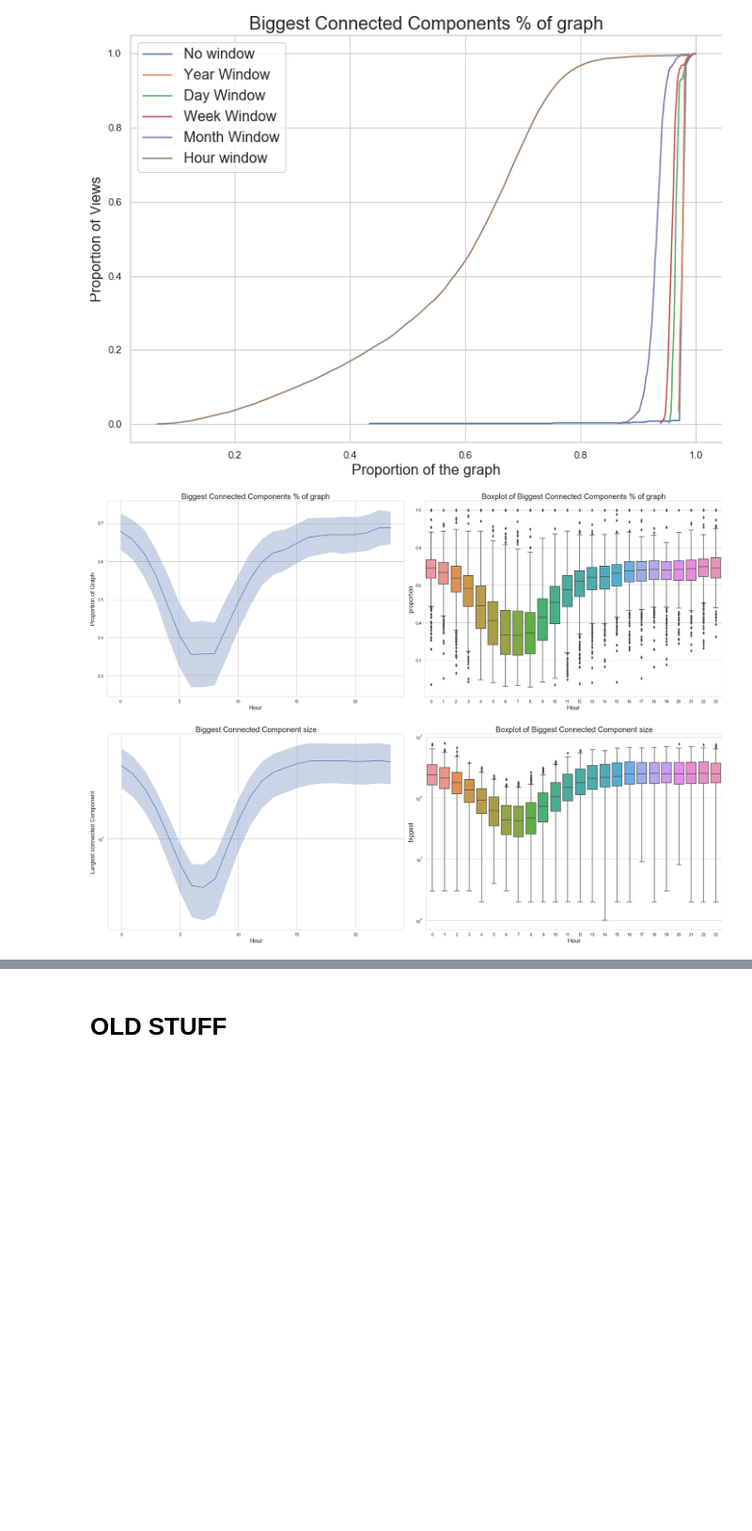
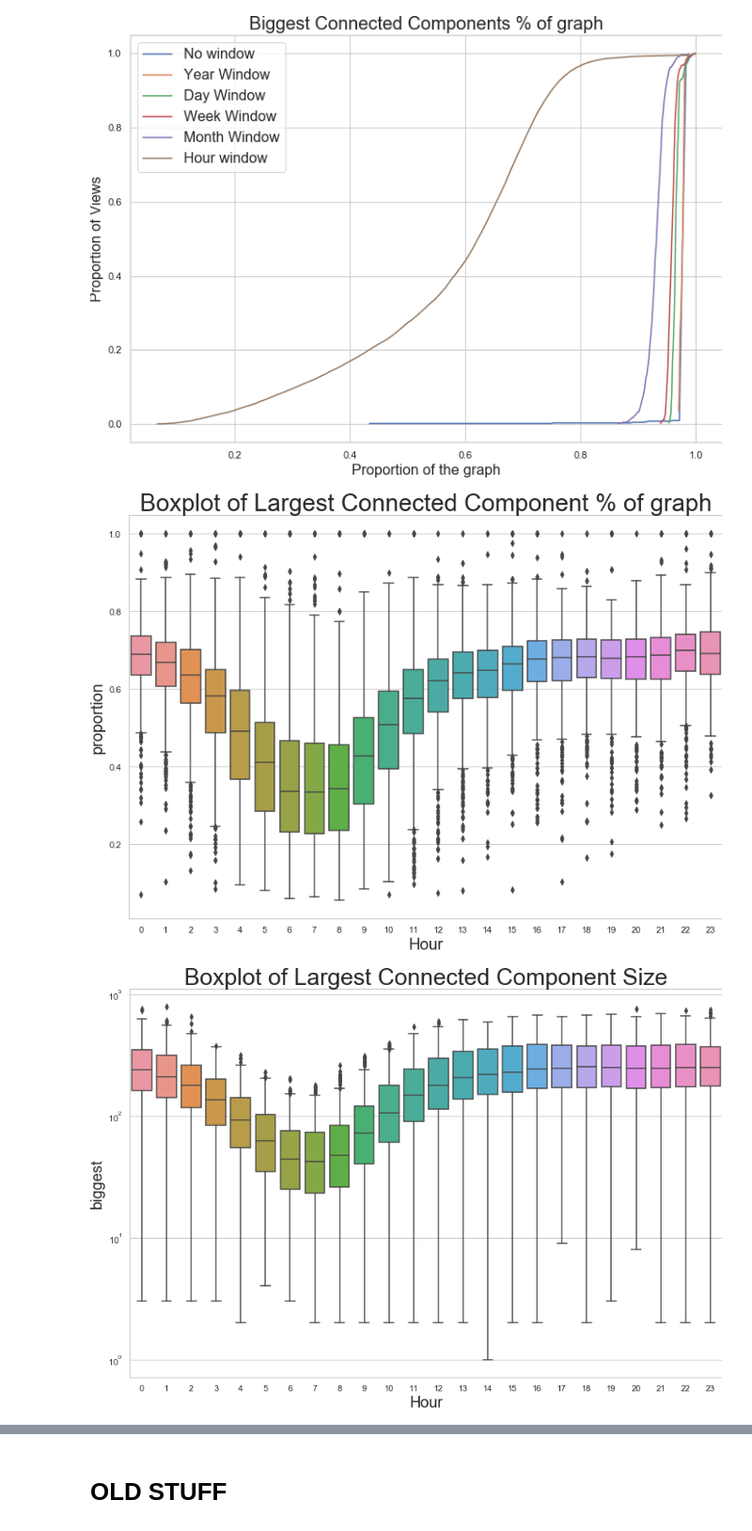
Before and after one commit to miratepuffin/Raphtory-Plots, a Jupyter notebook: Gab Plots.ipynb, the cells around one changed output, grey strips where cells are left out. Shown at 94% size. Drawn from its saved outputs; the diff is of its cells as text; code cells hidden in the pictures; blank space fills up the shorter version.

Commit message:
modified plots a little

```diff
--- a/Gab Plots.ipynb
+++ b/Gab Plots.ipynb
@@ -158,44 +163,44 @@ fullPlot('proportion','Biggest Connected Components % of graph','Proportion of t
 # %%
 def diurnal_plot(toPlot, title, x, y, scale):
     windows = [31536000000,2592000000,604800000,86400000]
     start = 1483228800000
     no_weeks = 10
 
-    a4_dims = (2*11.7, 8.27)
-    fig, ax = plt.subplots(1,2,figsize=a4_dims)
-    ax[0].set_title(title,fontsize=20)
-    ax[1].set_title("Boxplot of "+title,fontsize=20)
-    ax[0].set_xlabel(x,fontsize=16)
-    ax[1].set_xlabel(x,fontsize=16)
-    ax[0].set_ylabel(y,fontsize=16)
-    ax[1].set_ylabel(y,fontsize=16)
-    ax[0].set_yscale(scale)
-    ax[1].set_yscale(scale)
+    a4_dims = (11.7, 8.27)
+    fig, ax = plt.subplots(1,1,figsize=a4_dims)
+    #ax[0].set_title(title,fontsize=20)
+    ax.set_title("Boxplot of "+title,fontsize=30)
+    #ax[0].set_xlabel(x,fontsize=20)
+    ax.set_xlabel(x,fontsize=20)
+    #ax[0].set_ylabel(y,fontsize=20)
+    ax.set_ylabel(y,fontsize=20)
+    #ax[0].set_yscale(scale)
+    ax.set_yscale(scale)
 
     dfs = {}
 
     with open('CC/cc1hour.json') as json_file:
         x = json.load(json_file)
         x= pd.DataFrame(x['views'])
         x['time'] = pd.to_datetime(x['time'],unit='ms')
         x = x.set_index('time')
         x['Weekday Name'] = x.index.weekday_name
         x['Hour'] = x.index.hour
     #print(x.dtypes)
         x = x[x['total'] != 0]
         means = x.groupby(x.index.hour).mean()
         sds = x.groupby(x.index.hour).std()
-        ax[0].plot(means['Hour'],means[toPlot])
-        ax[0].fill_between(means['Hour'], means[toPlot]-sds[toPlot]/2.0, means[toPlot]+sds[toPlot]/2.0, alpha=0.3)
+        #ax[0].plot(means['Hour'],means[toPlot])
+        #ax[0].fill_between(means['Hour'], means[toPlot]-sds[toPlot]/2.0, means[toPlot]+sds[toPlot]/2.0, alpha=0.3)
 
-        ax[1]=sns.boxplot(data=x, x='Hour', y=toPlot)
+        ax=sns.boxplot(data=x, x='Hour', y=toPlot)
         plt.tight_layout()
         plt.savefig("Graphs/"+y.replace(" ","_")+".png")
         plt.show()
 
-diurnal_plot('proportion','Biggest Connected Components % of graph','Hour','Proportion of Graph','linear')
-diurnal_plot('biggest','Biggest Connected Component size','Hour','Largest connected Component','log')
+diurnal_plot('proportion','Largest Connected Component % of graph','Hour','Proportion of Graph','linear')
+diurnal_plot('biggest','Largest Connected Component Size','Hour','Largest connected Component','log')
 diurnal_plot('totalWithoutIslands','Total Connected Components','Hour','Total Connected Components','linear')
 # %% [output]
-[figure, old version]
+[figure, new version]
-[figure, old version]
+[figure, new version]
```
Also changed, not shown: parts of 5 cells of this notebook, 6 other files.
